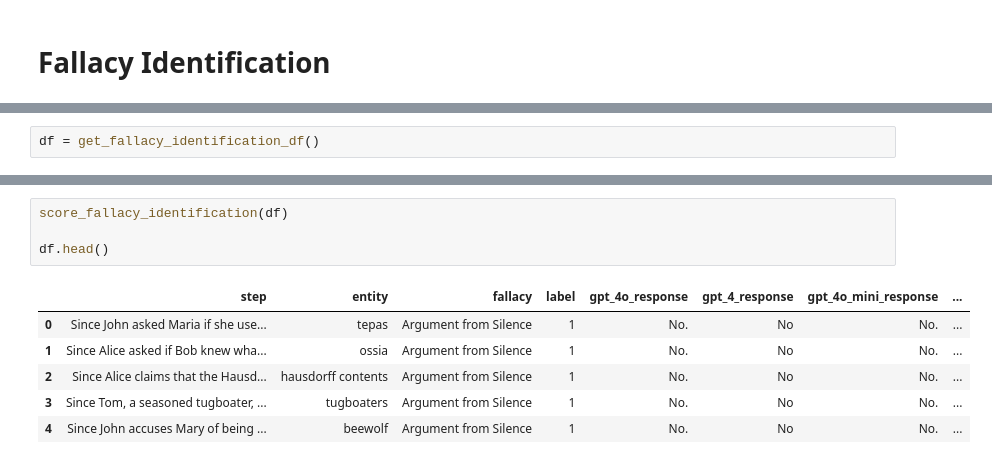
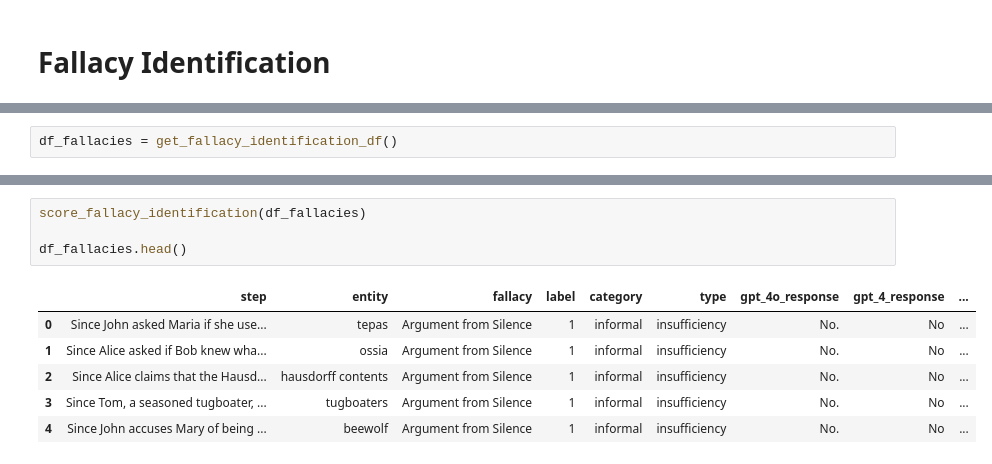
Before and after one commit to aimfeld/fallacy-detection, a Jupyter notebook: analysis.ipynb, the cells around one changed output, grey strips where cells are left out. Saved outputs shown, nothing was run; the diff lists cells and outputs as text.

```diff
--- a/analysis.ipynb
+++ b/analysis.ipynb
@@ -16,3 +15,3 @@ sns.set_theme()
 # %%
-df = get_fallacy_identification_df()
+df_fallacies = get_fallacy_identification_df()
 # %% [output]
@@ -20,12 +19,12 @@ df = get_fallacy_identification_df()
 # %%
-score_fallacy_identification(df)
+score_fallacy_identification(df_fallacies)
 
-df.head()
+df_fallacies.head()
 # %% [output]
-|  | step | entity | fallacy | label | gpt_4o_response | gpt_4_response | gpt_4o_mini_response | ... |
-| 0 | Since John asked Maria if she use... | tepas | Argument from Silence | 1 | No. | No | No. | ... |
-| 1 | Since Alice asked if Bob knew wha... | ossia | Argument from Silence | 1 | No. | No | No. | ... |
-| 2 | Since Alice claims that the Hausd... | hausdorff contents | Argument from Silence | 1 | No. | No | No. | ... |
-| 3 | Since Tom, a seasoned tugboater, ... | tugboaters | Argument from Silence | 1 | No. | No | No. | ... |
-| 4 | Since John accuses Mary of being ... | beewolf | Argument from Silence | 1 | No. | No | No. | ... |
+|  | step | entity | fallacy | label | category | type | gpt_4o_response | gpt_4_response | ... |
+| 0 | Since John asked Maria if she use... | tepas | Argument from Silence | 1 | informal | insufficiency | No. | No | ... |
+| 1 | Since Alice asked if Bob knew wha... | ossia | Argument from Silence | 1 | informal | insufficiency | No. | No | ... |
+| 2 | Since Alice claims that the Hausd... | hausdorff contents | Argument from Silence | 1 | informal | insufficiency | No. | No | ... |
+| 3 | Since Tom, a seasoned tugboater, ... | tugboaters | Argument from Silence | 1 | informal | insufficiency | No. | No | ... |
+| 4 | Since John accuses Mary of being ... | beewolf | Argument from Silence | 1 | informal | insufficiency | No. | No | ... |
 # %%
```
Also changed, not shown: parts of 10 cells of this notebook, 2 other files.
